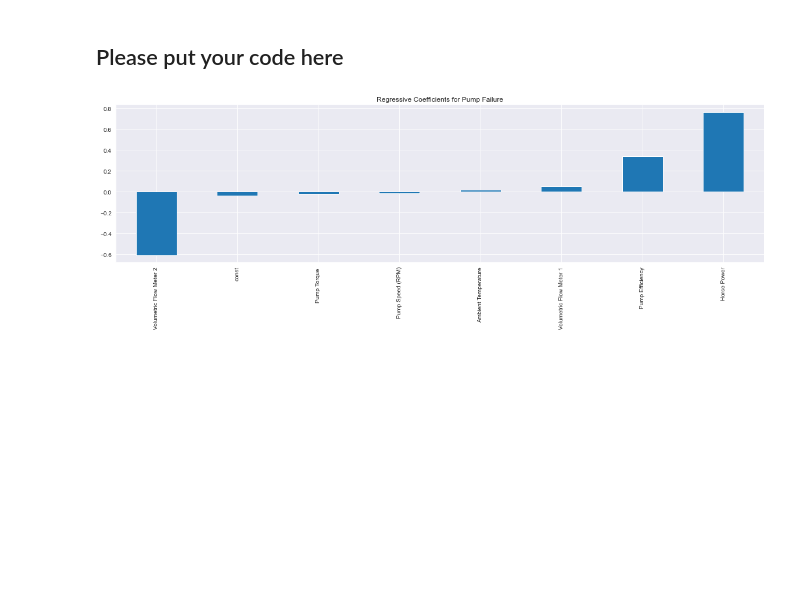
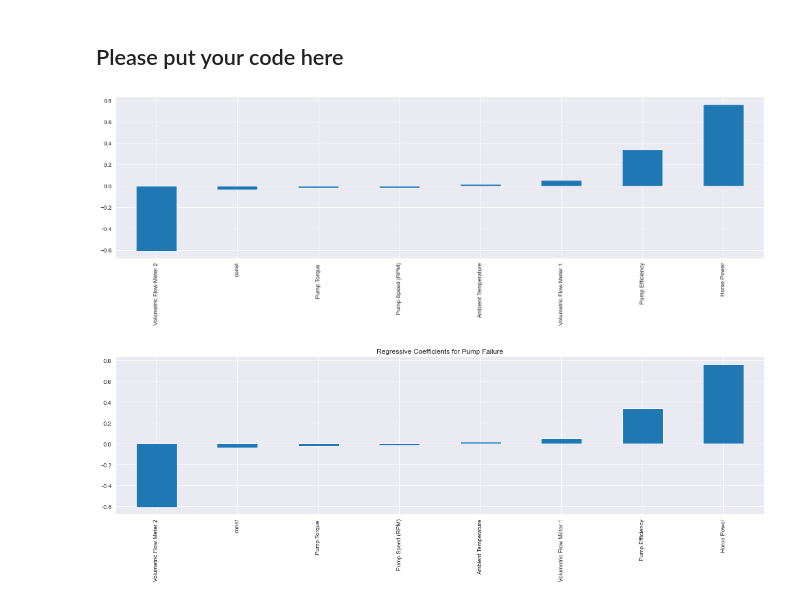
Before and after one commit to invisiblenic/vigilant-journey, a Jupyter notebook: Southern_Water_Corp_OLS_Case_Study_Student_Facing_130324.ipynb, the cells around one changed output. Saved outputs shown, nothing was run; the diff lists cells and outputs as text; code cells hidden in the pictures; blank space fills up the shorter version.

```diff
--- a/Southern_Water_Corp_OLS_Case_Study_Student_Facing_130324.ipynb
+++ b/Southern_Water_Corp_OLS_Case_Study_Student_Facing_130324.ipynb
@@ -702,0 +783,17 @@ You will repeat the same steps as you have done in i) only you will be changing
+# %%
+#Dataframe_Stdev
+import matplotlib as mpl
+import matplotlib.pyplot as plt
+%matplotlib inline
+import seaborn as sns
+import pandas as pd
+import statsmodels.api as sm
+sns.set_style("darkgrid")
+mpl.rcParams['figure.figsize'] = (20,5)
+dataframe_raw = pd.read_csv('DF_Raw_Data.csv')
+dataframe_stdev = pd.read_csv('DF_Rolling_Stdev.csv')
+independent_variable = ['Volumetric Flow Meter 1', 'Volumetric Flow Meter 2', 'Pump Speed (RPM)', 'Pump Torque ', 'Ambient Temperature', 'Horse Power', 'Pump Efficiency']
+dependent_variable = dataframe_stdev['PUMP FAILURE (1 or 0)']
+independent_variable = sm.add_constant(dataframe_stdev[independent_variable])
+regression_model = sm.OLS(dependent_variable, independent_variable).fit()
+print(regression_model.summary())
@@ -721,6 +838,25 @@ You can use params via the following syntax:
 We've included an example below that showcases what your chart should look like upon completion of this exercise.
 # %% [markdown]
 ## Please put your code here
+# %%
+import matplotlib as mpl
+import matplotlib.pyplot as plt
+%matplotlib inline
+import seaborn as sns
+import pandas as pd
+import statsmodels.api as sm
+sns.set_style("darkgrid")
+mpl.rcParams['figure.figsize'] = (20,5)
+dataframe_raw = pd.read_csv('DF_Raw_Data.csv')
+dataframe_stdev = pd.read_csv('DF_Rolling_Stdev.csv')
+independent_variable = ['Volumetric Flow Meter 1', 'Volumetric Flow Meter 2', 'Pump Speed (RPM)', 'Pump Torque ', 'Ambient Temperature', 'Horse Power', 'Pump Efficiency']
+dependent_variable = dataframe_stdev['PUMP FAILURE (1 or 0)']
+independent_variable = sm.add_constant(dataframe_stdev[independent_variable])
+regression_model = sm.OLS(dependent_variable, independent_variable).fit()
+regression_model.params.sort_values().plot(kind='bar')
+plt.show()
+# %% [output]
+[figure, added]
 # %%
 # %% [output]
 [figure]
```
Also changed, not shown: parts of 11 cells of this notebook.
